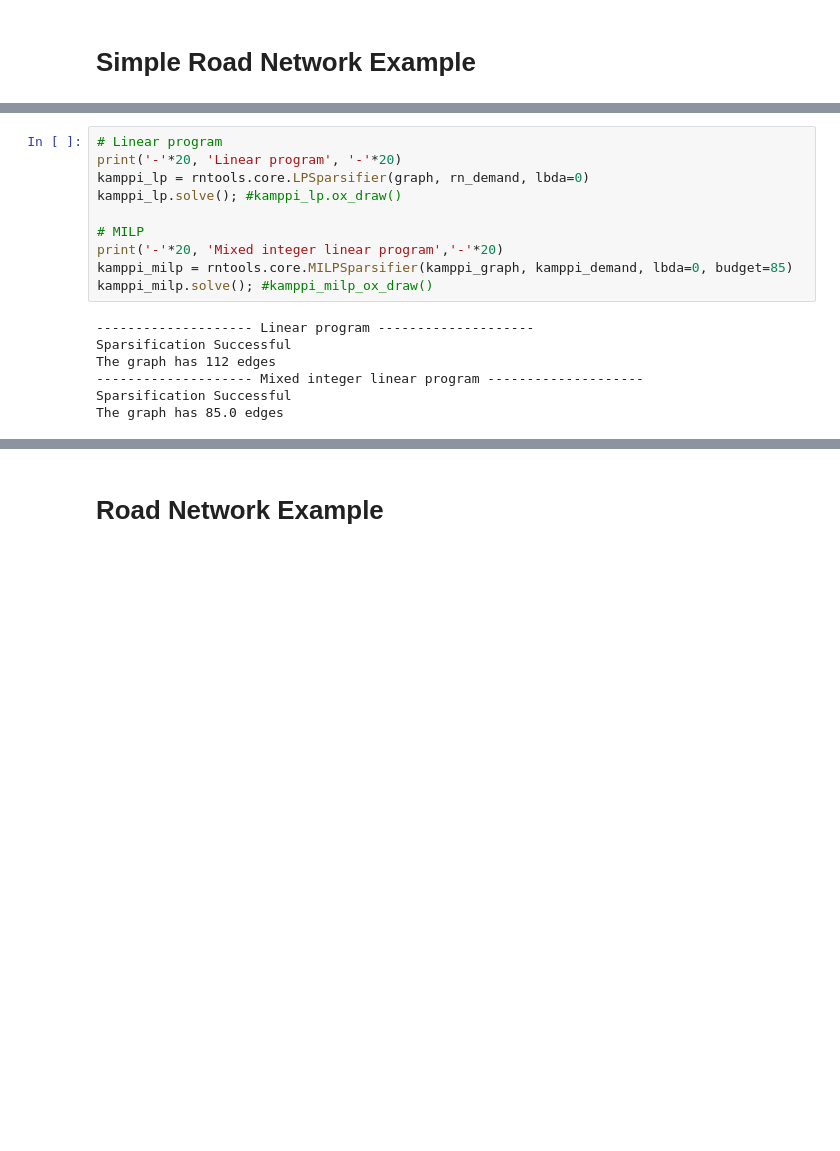
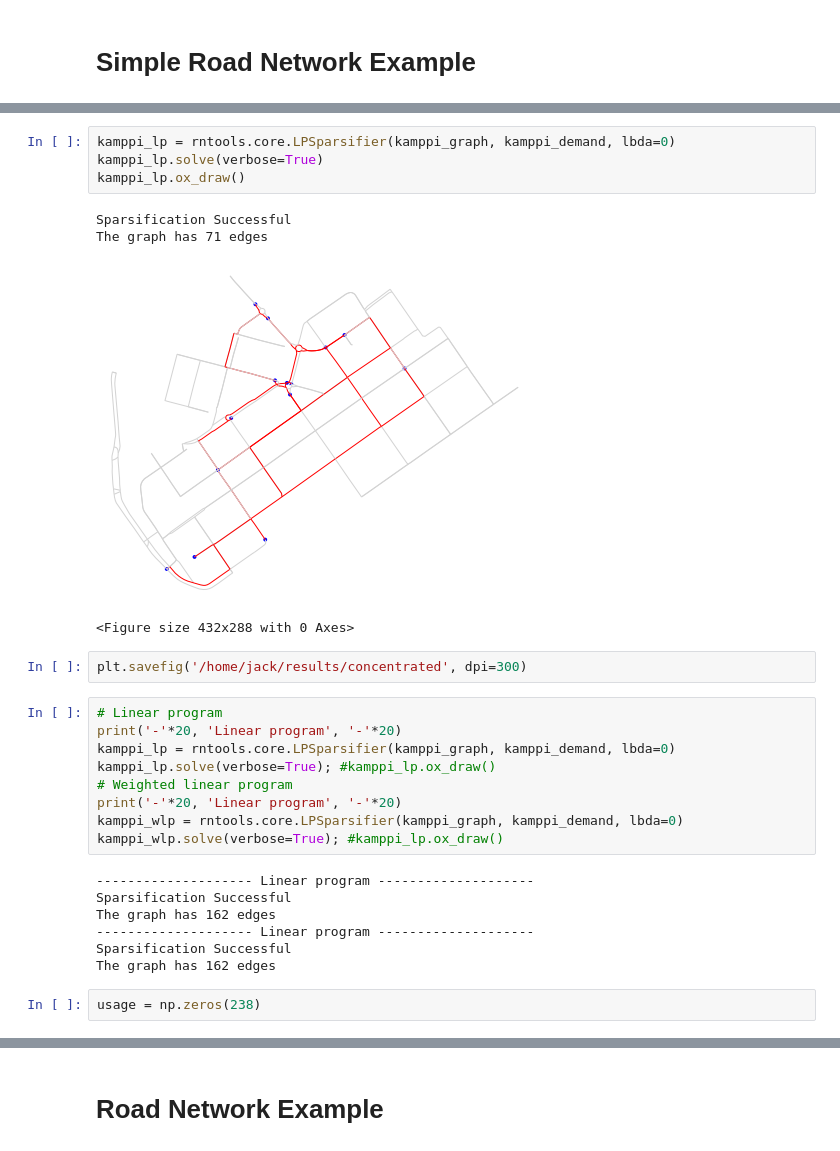
Before and after one commit to FJYang96/RoadNetPruning, a Jupyter notebook: Tutorial.ipynb, the cells around one changed output, grey strips where cells are left out. Saved outputs shown, nothing was run; the diff lists cells and outputs as text; blank space fills up the shorter version.

```diff
--- a/Tutorial.ipynb
+++ b/Tutorial.ipynb
@@ -79,17 +99,29 @@ kamppi_demand = Demand(kamppi_origs, kamppi_dests, kamppi_rates)
+# %%
+kamppi_lp = rntools.core.LPSparsifier(kamppi_graph, kamppi_demand, lbda=0)
+kamppi_lp.solve(verbose=True)
+kamppi_lp.ox_draw()
+# %% [output]
+Sparsification Successful
+The graph has 71 edges
+[figure, added]
+<Figure size 432x288 with 0 Axes>
+# %%
+plt.savefig('/home/jack/results/concentrated', dpi=300)
 # %%
 # Linear program
 print('-'*20, 'Linear program', '-'*20)
-kamppi_lp = rntools.core.LPSparsifier(graph, rn_demand, lbda=0)
-kamppi_lp.solve(); #kamppi_lp.ox_draw()
-
-# MILP
-print('-'*20, 'Mixed integer linear program','-'*20)
-kamppi_milp = rntools.core.MILPSparsifier(kamppi_graph, kamppi_demand, lbda=0, budget=85)
-kamppi_milp.solve(); #kamppi_milp_ox_draw()
+kamppi_lp = rntools.core.LPSparsifier(kamppi_graph, kamppi_demand, lbda=0)
+kamppi_lp.solve(verbose=True); #kamppi_lp.ox_draw()
+# Weighted linear program
+print('-'*20, 'Linear program', '-'*20)
+kamppi_wlp = rntools.core.LPSparsifier(kamppi_graph, kamppi_demand, lbda=0)
+kamppi_wlp.solve(verbose=True); #kamppi_lp.ox_draw()
 # %% [output]
 -------------------- Linear program --------------------
 Sparsification Successful
-The graph has 112 edges
--------------------- Mixed integer linear program --------------------
+The graph has 162 edges
+-------------------- Linear program --------------------
 Sparsification Successful
-The graph has 85.0 edges
+The graph has 162 edges
+# %%
+usage = np.zeros(238)
```
Also changed, not shown: parts of 28 cells of this notebook, 22 other files.
